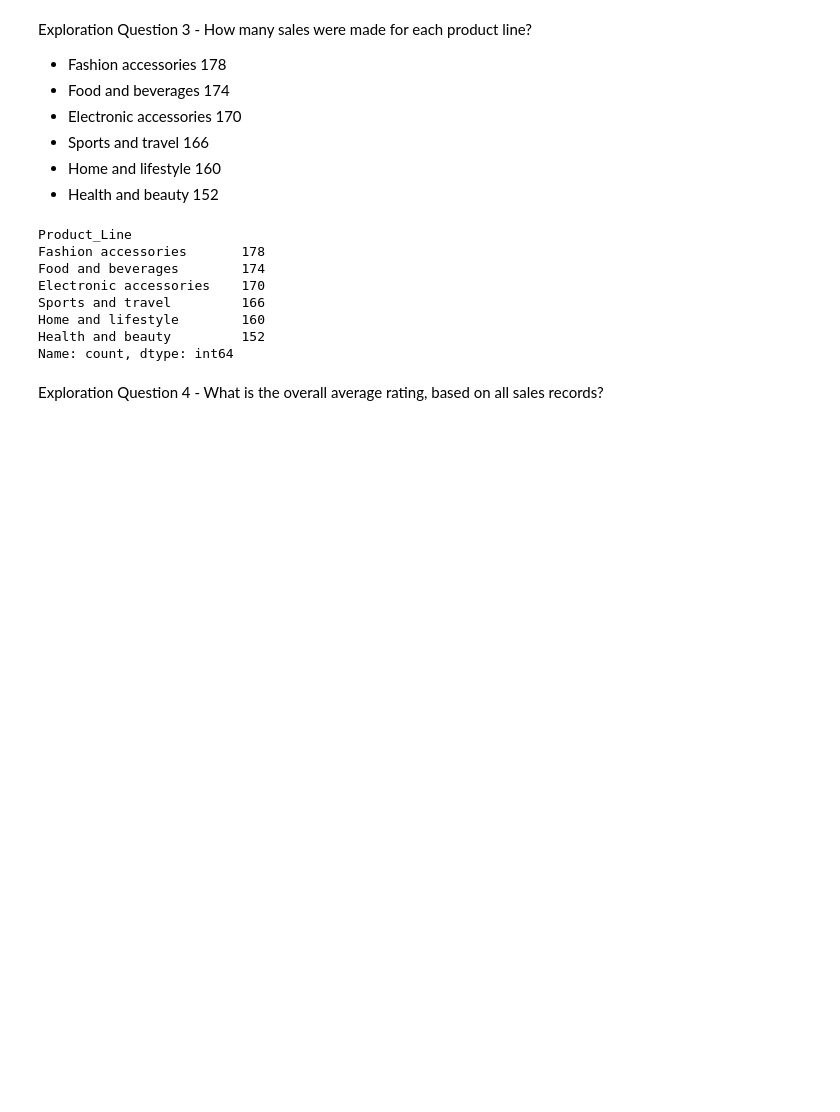
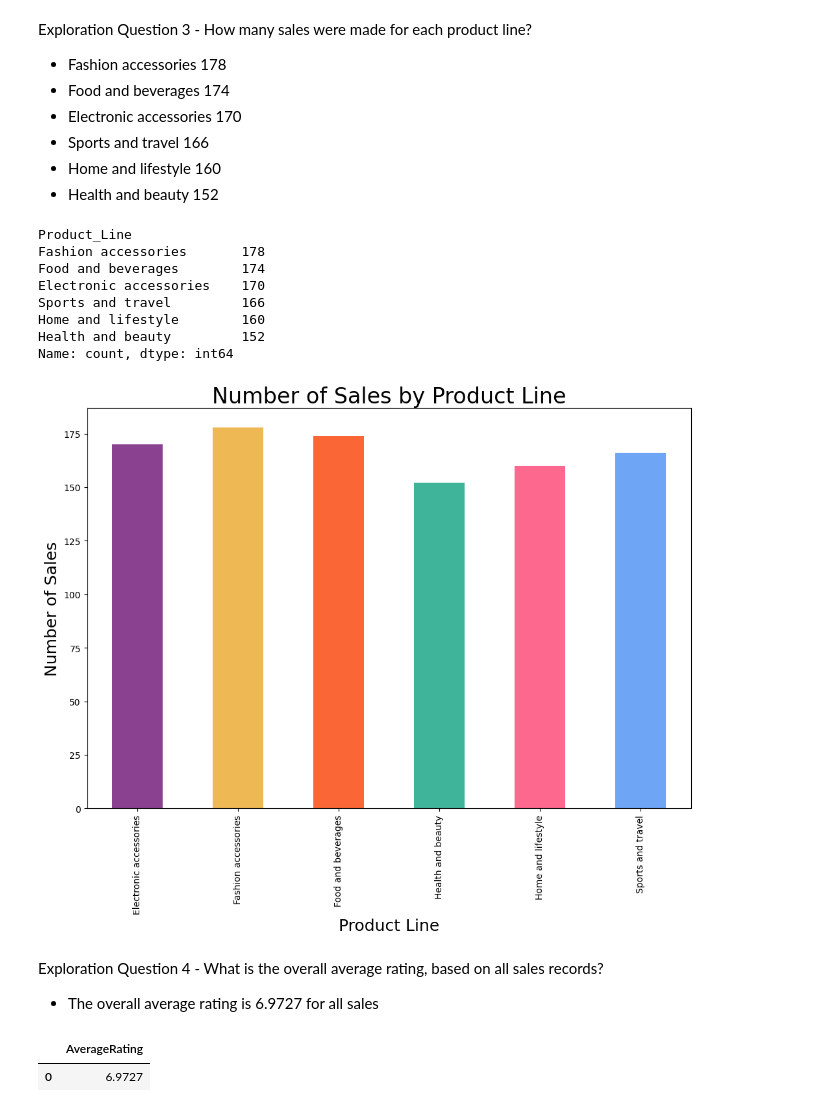
Before and after one commit to ambsthebear/Bear-Exploratory-Data-Analysis, a Jupyter notebook: sales_data_exploration.ipynb, the cells around one changed output. Cells and saved outputs as stored; diff of their text form; code cells hidden in the pictures; blank space fills up the shorter version.

```diff
--- a/sales_data_exploration.ipynb
+++ b/sales_data_exploration.ipynb
@@ -219,2 +173,11 @@ Name: count, dtype: int64
+# %%
+#viz3- How many sales were made for each product line?
+joined_sales_df.groupby(joined_sales_df["Product_Line"]).size().plot.bar(figsize= (12,8), color= ["#8a4290", "#eeb855", "#fb6636", "#40b39b", "#fc688e", "#6ea5f4"])
+plt.title("Number of Sales by Product Line", fontsize=24)
+plt.xlabel("Product Line", fontsize=18)
+plt.ylabel ("Number of Sales", fontsize=18);
+# %% [output]
+[figure, added]
 # %% [markdown]
 Exploration Question 4 - What is the overall average rating, based on all sales records?
+- The overall average rating is 6.9727 for all sales
@@ -222,0 +184,8 @@ Exploration Question 4 - What is the overall average rating, based on all sales
+# %%
+#exploration4
+average_rating = "SELECT AVG (Rating) AS AverageRating FROM sales"
+overall_rating = pd.read_sql_query(average_rating, sales_db)
+overall_rating
+# %% [output]
+|  | AverageRating |
+| 0 | 6.9727 |
```
Also changed, not shown: parts of 5 cells of this notebook.
